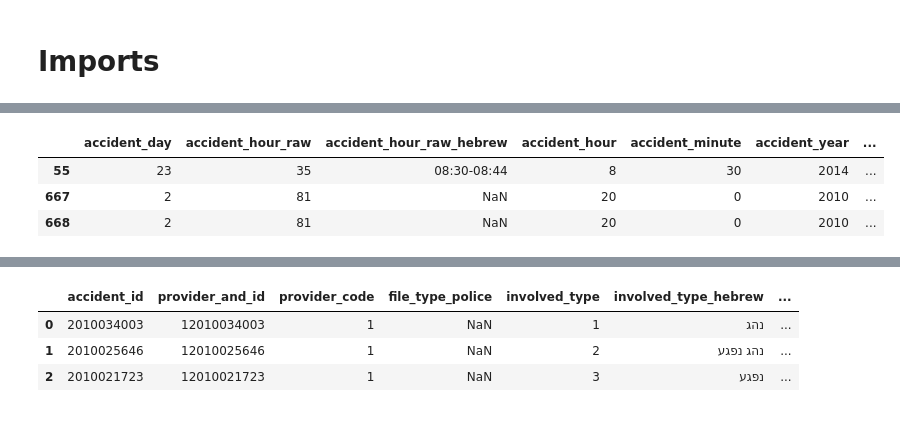
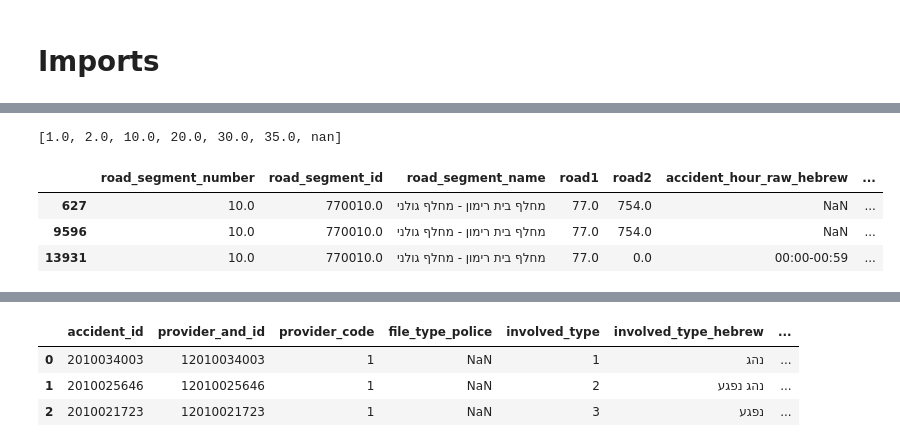
Before and after one commit to Yaminbens/Anyway, a Jupyter notebook: TemporalDifferences.ipynb, the cells around one changed output, grey strips where cells are left out. Drawn from its saved outputs; the diff is of its cells as text; code cells hidden in the pictures.

```diff
--- a/TemporalDifferences.ipynb
+++ b/TemporalDifferences.ipynb
@@ -13,9 +31,14 @@ df = pd.concat([dfi for dfi in dfs])
+# %%
+llist = df.loc[df['road1'] == 77]['road_segment_number'].unique()
+sorted(llist)
+# %% [output]
+[1.0, 2.0, 10.0, 20.0, 30.0, 35.0, nan]
 # %%
-# llist = df['road_segment_number'].unique()
-# llist.sort()
-df.loc[df['road_segment_number'] == 90][:3][[ 'accident_day','accident_hour_raw','accident_hour_raw_hebrew','accident_hour','accident_minute', 'accident_year','accident_month']]
+
+df.loc[df['road_segment_id'] == 770010][:3][['road_segment_number', 'road_segment_id', 'road_segment_name' ,'road1','road2','accident_hour_raw_hebrew', 'accident_severity', 'accident_severity_hebrew']]
+#'accident_hour','accident_minute', 'accident_year','accident_month']]
 # %% [output]
-|  | accident_day | accident_hour_raw | accident_hour_raw_hebrew | accident_hour | accident_minute | accident_year | ... |
-| 55 | 23 | 35 | 08:30-08:44 | 8 | 30 | 2014 | ... |
-| 667 | 2 | 81 | NaN | 20 | 0 | 2010 | ... |
-| 668 | 2 | 81 | NaN | 20 | 0 | 2010 | ... |
+|  | road_segment_number | road_segment_id | road_segment_name | road1 | road2 | accident_hour_raw_hebrew | ... |
+| 627 | 10.0 | 770010.0 | מחלף בית רימון - מחלף גולני | 77.0 | 754.0 | NaN | ... |
+| 9596 | 10.0 | 770010.0 | מחלף בית רימון - מחלף גולני | 77.0 | 754.0 | NaN | ... |
+| 13931 | 10.0 | 770010.0 | מחלף בית רימון - מחלף גולני | 77.0 | 0.0 | 00:00-00:59 | ... |
```
Also changed, not shown: parts of 14 cells of this notebook.
